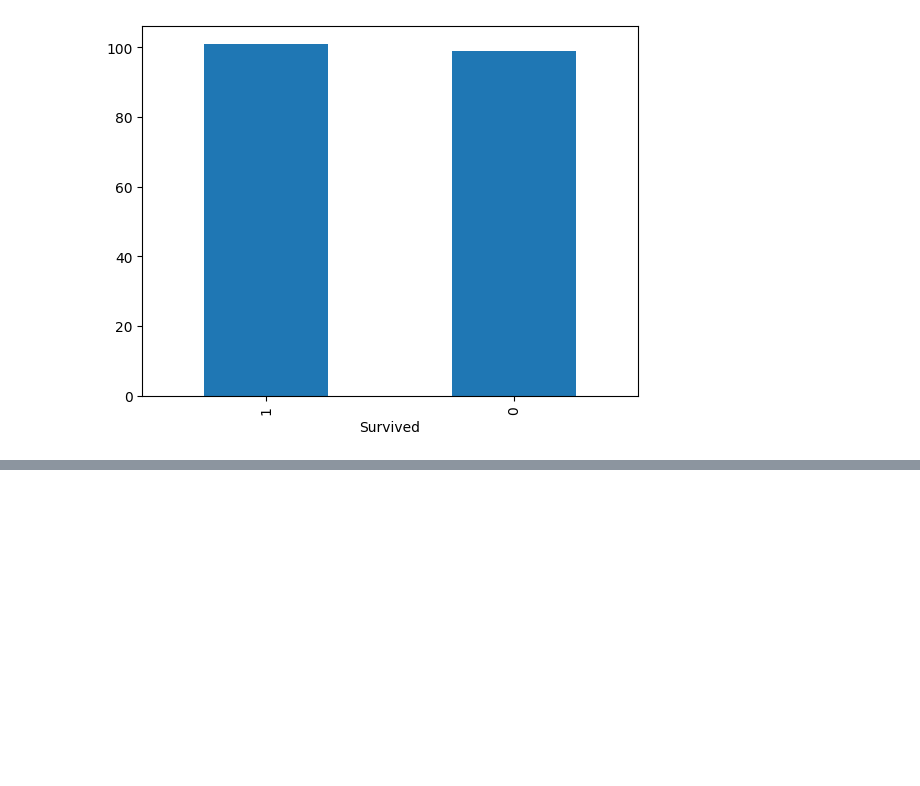
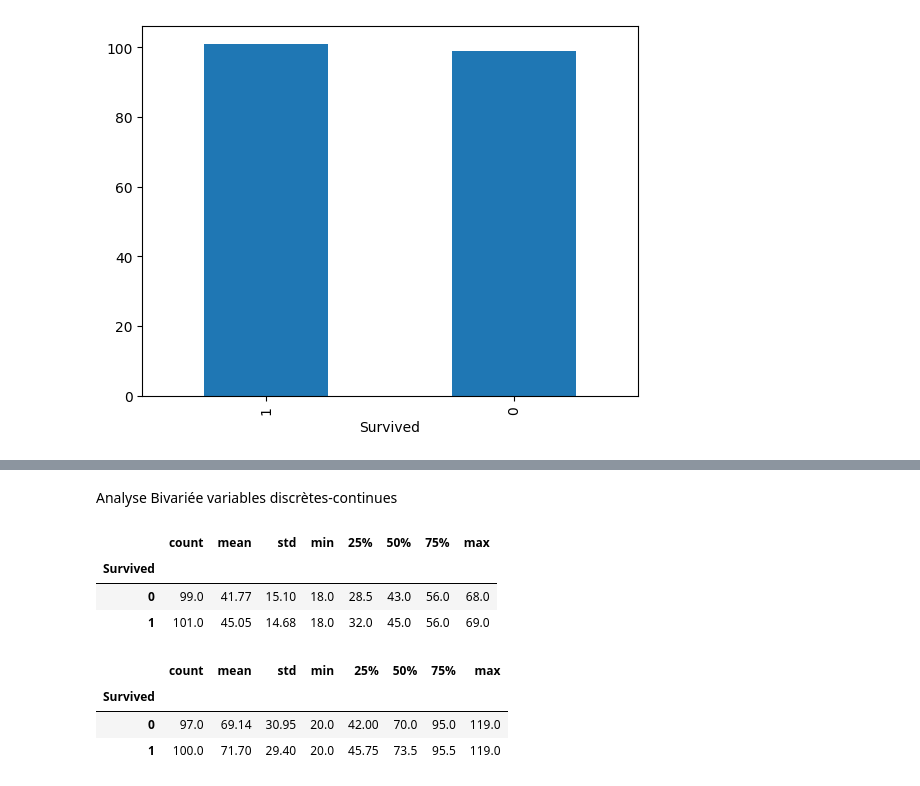
Before and after one commit to lathiam/Learning-Lab-Projet, a Jupyter notebook: Notebook.ipynb, the cells around one changed output, grey strips where cells are left out. Saved outputs shown, nothing was run; the diff lists cells and outputs as text; code cells hidden in the pictures; blank space fills up the shorter version.

```diff
--- a/Notebook.ipynb
+++ b/Notebook.ipynb
@@ -165,0 +207,16 @@ plt.show()
+# %% [markdown]
+Analyse Bivariée variables discrètes-continues
+# %%
+df.groupby("Survived")["Age"].describe().round(2)
+# %% [output]
+|  | count | mean | std | min | 25% | 50% | 75% | max |
+| Survived |  |  |  |  |  |  |  |  |
+| 0 | 99.0 | 41.77 | 15.10 | 18.0 | 28.5 | 43.0 | 56.0 | 68.0 |
+| 1 | 101.0 | 45.05 | 14.68 | 18.0 | 32.0 | 45.0 | 56.0 | 69.0 |
+# %%
+df.groupby("Survived")["Speed_of_Impact"].describe().round(2)
+# %% [output]
+|  | count | mean | std | min | 25% | 50% | 75% | max |
+| Survived |  |  |  |  |  |  |  |  |
+| 0 | 97.0 | 69.14 | 30.95 | 20.0 | 42.00 | 70.0 | 95.0 | 119.0 |
+| 1 | 100.0 | 71.70 | 29.40 | 20.0 | 45.75 | 73.5 | 95.5 | 119.0 |
```
Also changed, not shown: parts of 7 cells of this notebook.
